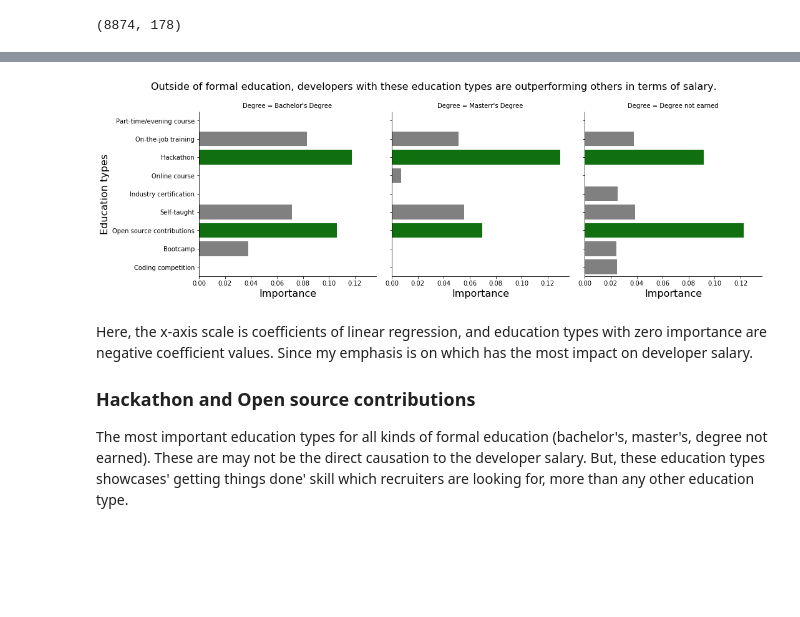
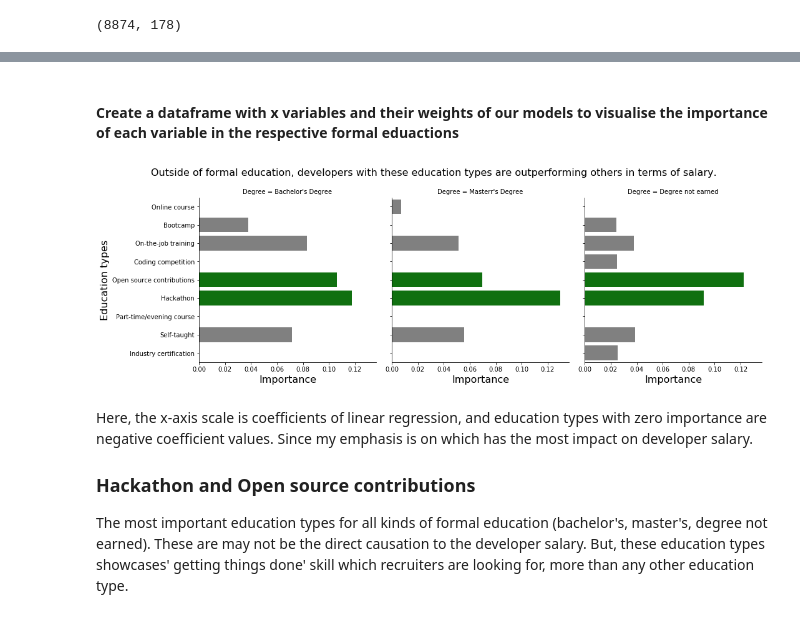
Before and after one commit to kalyanpesala17/stackoverflow, a Jupyter notebook: stackoverflow.ipynb, the cells around one changed output, grey strips where cells are left out. Drawn from its saved outputs; the diff is of its cells as text; code cells hidden in the pictures; blank space fills up the shorter version.

```diff
--- a/stackoverflow.ipynb
+++ b/stackoverflow.ipynb
@@ -450,6 +506,8 @@ Covariance Type:            nonrobust
 
 Warnings:
 [1] Standard Errors assume that the covariance matrix of the errors is correctly specified.
+# %% [markdown]
+#### Create a dataframe with x variables and their weights of our models to visualise the importance of each variable in the respective formal eduactions
 # %%
 #for plotting a bar plot create a df
 def create_df_for_weights(Educ_types,weights,degree):
@@ -475,25 +533,25 @@ df_weights = pd.concat([create_df_for_weights(list(unique_EducationTypesList),we
 df_weights['ModifiedImportance'] = df_weights['Importance'].apply(lambda x : 0 if x < 0 else x)
 # %%
 #custom palette
-clrs = ['grey'] * 2 + ['green'] + ['grey'] * 3 + ['green'] + ['grey'] * 2
+clrs = ['grey'] * 4 + ['green'] * 2 + ['grey'] * 3
 
 g = sb.catplot(y = "EducationTypes", x = 'ModifiedImportance', col="Degree", col_wrap=3,
                 data=df_weights,
                 kind="bar", palette = clrs)
 
 plt.subplots_adjust(top=0.85)
 g.fig.suptitle('Outside of formal education, developers with these education types are outperforming others in terms of salary.',
          fontsize = 16)
 
 # # Iterate thorugh each axis
 # for ax in g.axes.flat:
 #     ax.set_title(ax.get_title(), fontsize='xx-large')
 #     # This only works for the left ylabels
 #     ax.set_ylabel(ax.get_ylabel(), fontsize='xx-large')
 g.set_xlabels('Importance',fontsize = 16)
 g.set_ylabels('Education types',fontsize = 16);
 # %% [output]
-[figure, old version]
+[figure, new version]
 # %% [markdown]
 Here, the x-axis scale is coefficients of linear regression, and education types with zero importance are negative coefficient values. Since my emphasis is on which has the most impact on developer salary.
 
```
Also changed, not shown: parts of 19 cells of this notebook.
